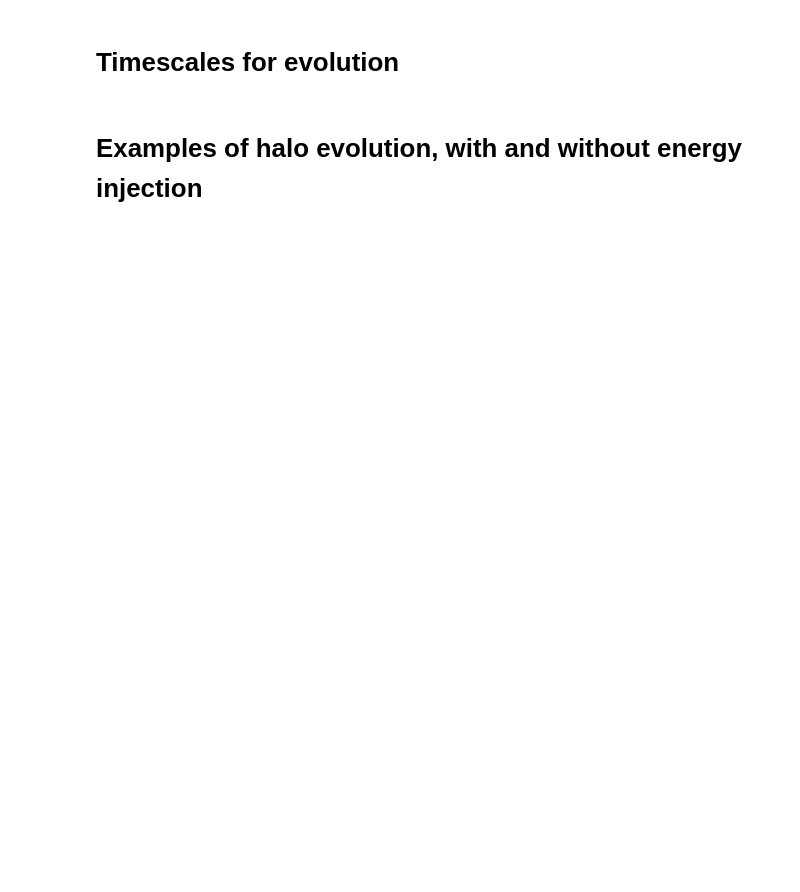
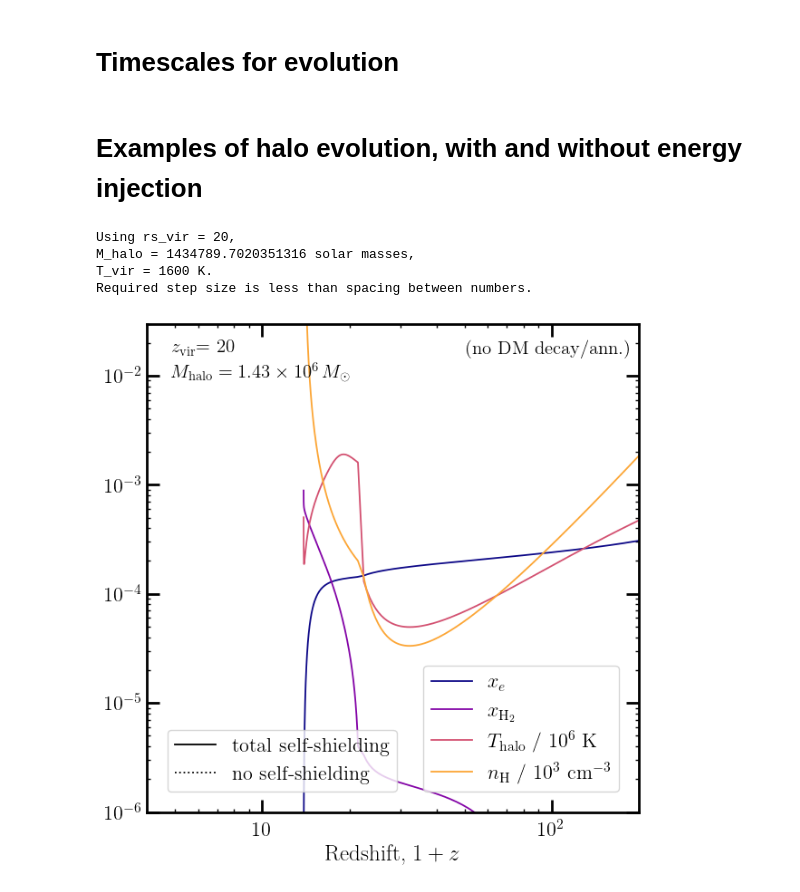
Before and after one commit to wenzerq/DarkHistory, a Jupyter notebook: H2_cooling/DCBH.ipynb, the cells around one changed output. Drawn from its saved outputs; the diff is of its cells as text; code cells hidden in the pictures; blank space fills up the shorter version.

Commit message:
plots reproducing simulation evolution

```diff
--- a/H2_cooling/DCBH.ipynb
+++ b/H2_cooling/DCBH.ipynb
@@ -183,7 +185,7 @@ print(f"T_vir = {T_vir(rs_vir, M_halo)/phys.kB:.0f} K.")
 halo_data = {}
 rs_vir_actual = {}
 
-for key in ['LCDM', 'fast', 'slow']: #DH_data.keys():
+for key in ['LCDM']: #, 'fast', 'slow']: #DH_data.keys():
     if key=='LCDM':
         DM_switch = False
     else:
@@ -237,30 +239,36 @@ for key in ['LCDM', 'fast', 'slow']: #DH_data.keys():
     # plt.plot(rs_list, phys.Tm_std(rs_list) / phys.kB / 1e6, label=r'$T_\mathrm{IGM}$ / 10$^6$ K',
     #         linewidth=1, linestyle='--', color='r')
     # plt.plot(rs_list, phys.nH * rs_list**3 / 1e3, label=r'IGM density / 10$^3$ cm$^{-3}$',
     #         linewidth=1, linestyle='--', color='grey')
     plt.axis([4, 200, 1e-6, 3e-2])
 
 
     # Make a second legend if including LW
     nLW, = plt.plot([0,0], color='k', linewidth=1.3)
     wLW, = plt.plot([0,0], color='k', linewidth=1.3, linestyle=':')
     lLW = plt.legend([nLW, wLW], ["total self-shielding", "no self-shielding"], loc='lower left')
 
     plt.legend(loc='lower right')
     ax.add_artist(lLW)
     plt.xlabel(r'Redshift, $1+z$')
     plt.text(0.05, 0.94, r"$z_\mathrm{vir}$"+f"= {rs_vir:.0f}", fontsize=15, transform = ax.transAxes)
     plt.text(0.05, 0.89, r"$M_\mathrm{halo} = 1.43 \times 10^6 \, M_\odot$", fontsize=15, transform = ax.transAxes)
     if key != 'LCDM':
         if key == 'fast':
             plt.text(0.65, 0.94, r"Model $\bullet$:", fontsize=15, transform = ax.transAxes)
         else:
             plt.text(0.65, 0.94, r"Model $\star$:", fontsize=15, transform = ax.transAxes)
         plt.text(0.65, 0.89, fr"$\chi \rightarrow e^+ e^-$,", fontsize=15, transform = ax.transAxes)
         plt.text(0.65, 0.84, fr"$m_\chi$ = {DH_data[key]['DM_params']['mDM']/1e6:.2f} MeV", fontsize=15, transform = ax.transAxes)
         plt.text(0.65, 0.79, r"$\log_{10} \tau$ [s] = "+fr"{np.log10(DH_data[key]['DM_params']['inj_param']):.1f}", fontsize=15, transform = ax.transAxes)
     else:
         plt.text(0.65, 0.94, fr"(no DM decay/ann.)", fontsize=15, transform = ax.transAxes)
 
     # plt.savefig(fig_dir+f'LW_halo_evol_zvir{rs_vir:.0f}_M{M_halo:.2E}_{key}.pdf')
     plt.show()
+# %% [output]
+Using rs_vir = 20,
+M_halo = 1434789.7020351316 solar masses,
+T_vir = 1600 K.
+Required step size is less than spacing between numbers.
+[figure, added]
```
Also changed, not shown: parts of 2 cells of this notebook.
